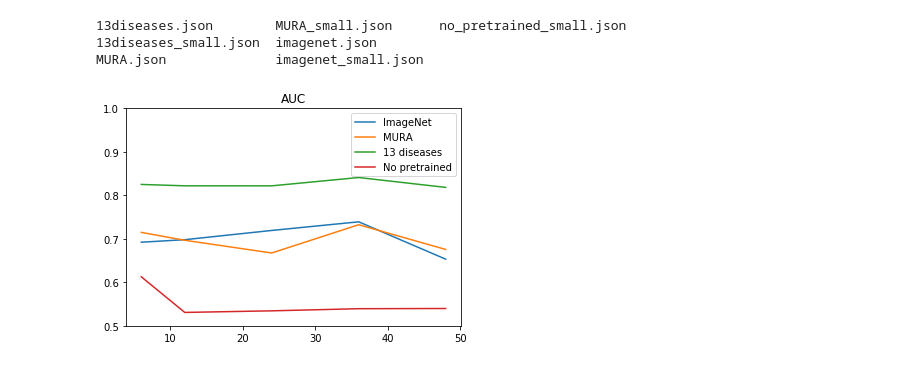
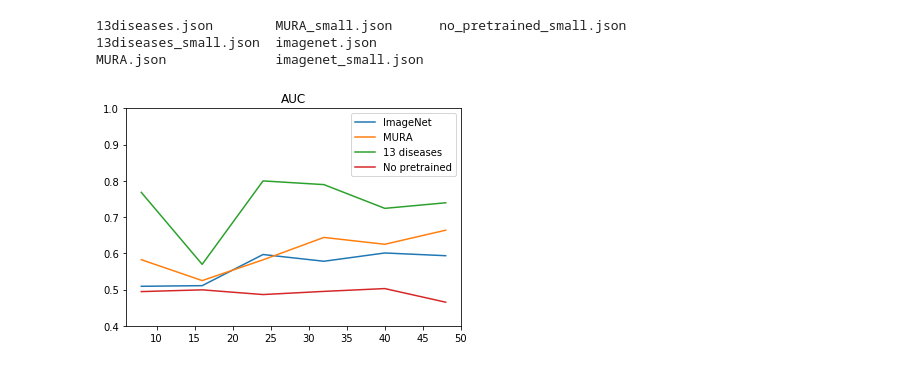
Before and after one commit to r0mer0m/DL-Medical-Images, a Jupyter notebook: 13-labels/pre-train 13 labels model.ipynb, the cells around one changed output. Cells and saved outputs as stored; diff of their text form; code cells hidden in the pictures.

```diff
--- a/13-labels/pre-train 13 labels model.ipynb
+++ b/13-labels/pre-train 13 labels model.ipynb
@@ -1057,4 +1057,7 @@ x = [50,100,200,400,600,800,1000,1200,1400,1600,1800, 2000]
 # %%
+x = [50,100,200,400,600,800,1000,1200,1400,1600,1800, 2000]
+with open('./data_plots/no_pretrained.json') as json_f:
+    no_pretrained = json.load(json_f)
 with open('./data_plots/imagenet.json') as json_f:
     imagenet = json.load(json_f)
 with open('./data_plots/MURA.json') as json_f:
@@ -1090,7 +1095,7 @@ plt.show()
 13diseases_small.json  imagenet.json
 MURA.json              imagenet_small.json
 # %%
-x = [6, 12, 24, 36, 48]
+x = [8,  16, 24, 32, 40, 48]
 with open('./data_plots/no_pretrained_small.json') as json_f:
     no_pretrained = json.load(json_f)
 with open('./data_plots/imagenet_small.json') as json_f:
@@ -1102,11 +1107,11 @@ with open('./data_plots/13diseases_small.json') as json_f:
 # %%
 plt.plot(x,imagenet['auc'], label="ImageNet")
 plt.plot(x,MURA['auc'], label="MURA")
 plt.plot(x,diseases13['auc'], label="13 diseases")
 plt.plot(x,no_pretrained['auc'], label="No pretrained")
 plt.legend()
-plt.ylim(.5,1)
+plt.ylim(.4,1)
 plt.title('AUC')
 plt.show()
 # %% [output]
-[figure, old version]
+[figure, new version]
```
Also changed, not shown: parts of 5 cells of this notebook, 1 other file.
